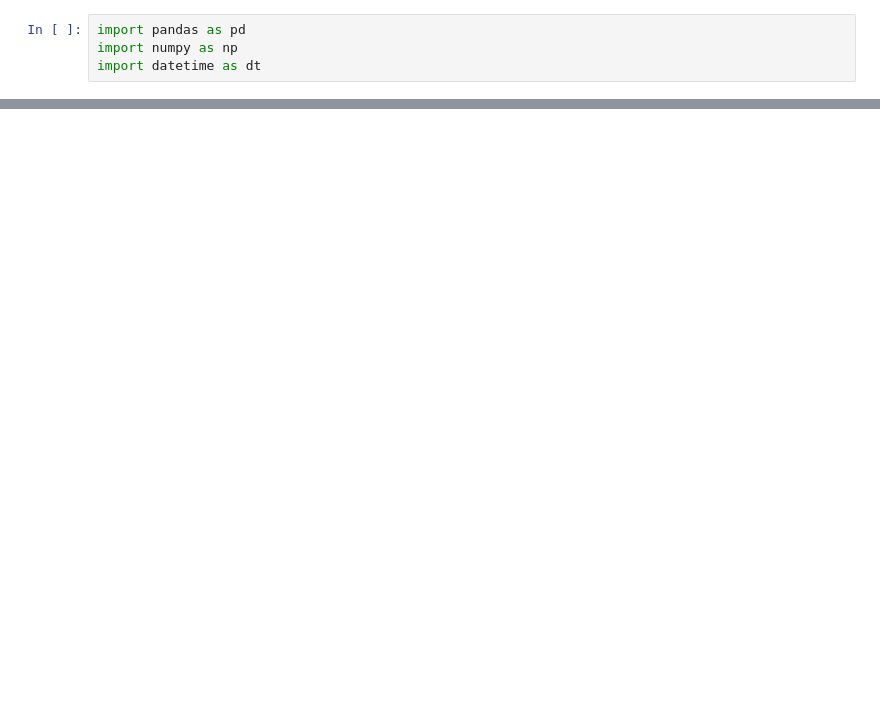
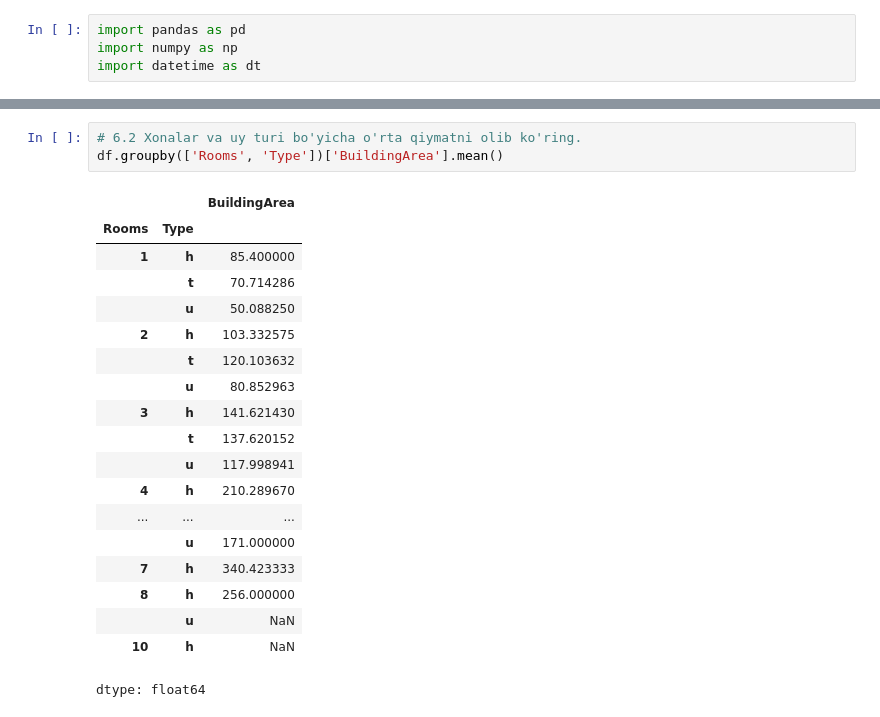
Before and after one commit to yusufbek-murodov/pandas-lessons, a Jupyter notebook: datetime.ipynb, the cells around one changed output, grey strips where cells are left out. Drawn from its saved outputs; the diff is of its cells as text; blank space fills up the shorter version.

```diff
--- a/datetime.ipynb
+++ b/datetime.ipynb
@@ -184,0 +187,23 @@ dtype: int64
+# %%
+# 6.2 Xonalar va uy turi bo'yicha o'rta qiymatni olib ko'ring.
+df.groupby(['Rooms', 'Type'])['BuildingArea'].mean()
+# %% [output]
+|  |  | BuildingArea |
+| Rooms | Type |  |
+| 1 | h | 85.400000 |
+|  | t | 70.714286 |
+|  | u | 50.088250 |
+| 2 | h | 103.332575 |
+|  | t | 120.103632 |
+|  | u | 80.852963 |
+| 3 | h | 141.621430 |
+|  | t | 137.620152 |
+|  | u | 117.998941 |
+| 4 | h | 210.289670 |
+| ... | ... | ... |
+|  | u | 171.000000 |
+| 7 | h | 340.423333 |
+| 8 | h | 256.000000 |
+|  | u | NaN |
+| 10 | h | NaN |
+dtype: float64
```
Also changed, not shown: parts of 42 cells of this notebook.
